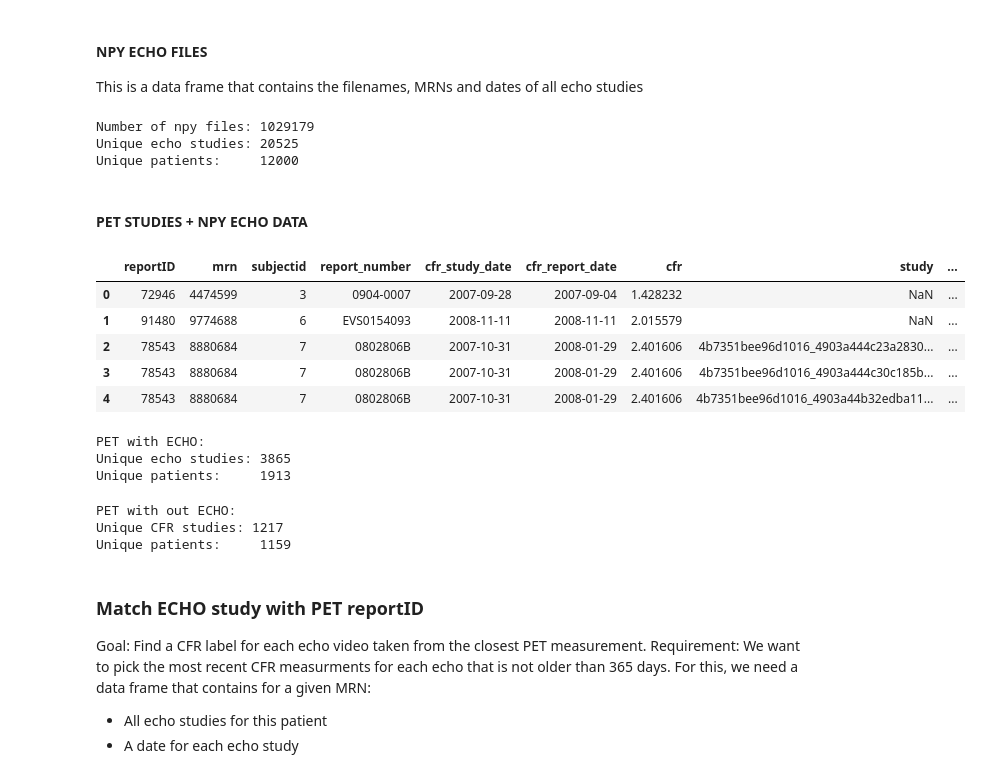
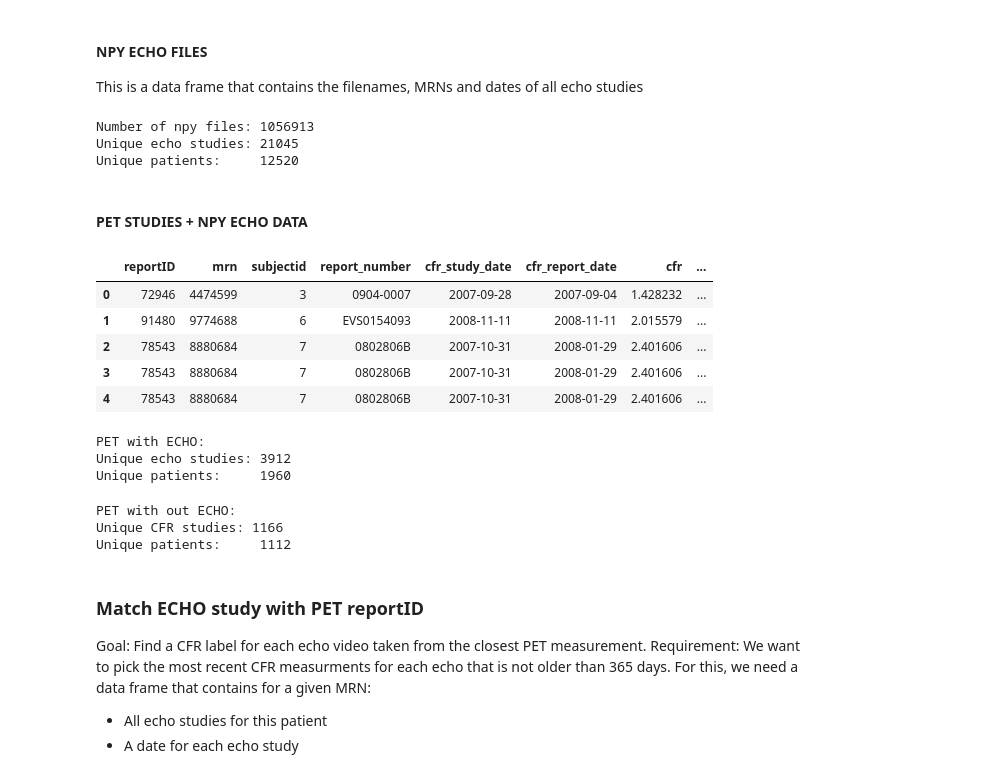
Before and after one commit to awerdich/werdich-cfr, a Jupyter notebook: notebooks/pet_echo_match.ipynb, the cells around one changed output. Saved outputs shown, nothing was run; the diff lists cells and outputs as text; code cells hidden in the pictures.

```diff
--- a/notebooks/pet_echo_match.ipynb
+++ b/notebooks/pet_echo_match.ipynb
@@ -11,7 +11,7 @@ pd.set_option('display.max_columns', 100)
 pd.set_option('display.width', 2000)
 # %%
 cfr_data_root = os.path.normpath('/mnt/obi0/andreas/data/cfr')
-cfr_meta_date = '200202'
+cfr_meta_date = '200208'
 meta_dir = os.path.join(cfr_data_root, 'metadata_'+cfr_meta_date)
 print(meta_dir)
 # %% [output]
@@ -19,2 +19,14 @@ print(meta_dir)
 # %% [markdown]
 #### CFR REPORTS ####
+# %%
+# Rahul's PET studies
+pet_echo_file = os.path.join(cfr_data_root, 'bwh_2020-Feb-4_pet_365_diff.txt')
+pet_echo_df = pd.read_csv(pet_echo_file, sep = '\t') # Contains all PET MRNs use this one.
+pet = pet_echo_df.rename(columns = {'MRN': 'mrn'}).reset_index(drop = True)
+print('Unique patients:   {}'.format(len(pet.mrn.unique())))
+
+# Let's rename the columns to allow matching the dates
+pet = pet.rename(columns = {'pet_date': 'cfr_study_date',
+                            'echo_date': 'rahul_echo_date'})
+pet = pet.astype({'cfr_study_date': 'datetime64[ns]',
+                  'rahul_echo_date': 'datetime64[ns]'})
@@ -28,10 +62,7 @@ getStress_df = getStress_df[keep_cols]
 getStress_df = getStress_df.astype({'report_date': 'datetime64[ns]',
                                     'study_date': 'datetime64[ns]'})
 
-pet = getStress_df.rename(columns = {'report_date': 'cfr_report_date',
-                                               'study_date': 'cfr_study_date'})
-
-print('Number of CFR report numbers: {}'.format(len(pet.report_number.unique())))
-print('Unique patients:   {}'.format(len(pet.mrn.unique())))
-print('Unique cfr values: {}'.format(len(pet.cfr.unique())))
+pet_cfr = getStress_df.rename(columns = {'report_date': 'cfr_report_date',
+                                         'study_date': 'cfr_study_date'})
+pet_cfr.head()
 # %% [output]
@@ -60,0 +75,8 @@ MRNs without CFR values in merged df: 747
+# %%
+# Lets merge pet with pet_cfr
+pet2 = pet_cfr.merge(right = pet, on = ['mrn', 'cfr_study_date'], how = 'left')
+print('Number of CFR report numbers: {}'.format(len(pet2.report_number.unique())))
+print('Unique patients:   {}'.format(len(pet2.mrn.unique())))
+print('Unique cfr values: {}'.format(len(pet2.cfr.unique())))
+
+pet2.tail()
@@ -80,19 +125,19 @@ print()
 echo = echo[['study', 'mrn', 'echo_study_date']].drop_duplicates().reset_index(drop = True).\
     sort_values(by = 'mrn', ascending = True)
 # %% [output]
-Number of npy files: 1029179
-Unique echo studies: 20525
-Unique patients:     12000
+Number of npy files: 1056913
+Unique echo studies: 21045
+Unique patients:     12520
 # %% [markdown]
 #### PET STUDIES + NPY ECHO DATA ####
 # %%
-pet_echo = pet.merge(right = echo, on = 'mrn', how = 'left')
+pet_echo = pet2.merge(right = echo, on = 'mrn', how = 'left')
 pet_echo.head()
 # %% [output]
-|  | reportID | mrn | subjectid | report_number | cfr_study_date | cfr_report_date | cfr | study | ... |
-| 0 | 72946 | 4474599 | 3 | 0904-0007 | 2007-09-28 | 2007-09-04 | 1.428232 | NaN | ... |
-| 1 | 91480 | 9774688 | 6 | EVS0154093 | 2008-11-11 | 2008-11-11 | 2.015579 | NaN | ... |
-| 2 | 78543 | 8880684 | 7 | 0802806B | 2007-10-31 | 2008-01-29 | 2.401606 | 4b7351bee96d1016_4903a444c23a2830... | ... |
-| 3 | 78543 | 8880684 | 7 | 0802806B | 2007-10-31 | 2008-01-29 | 2.401606 | 4b7351bee96d1016_4903a444c30c185b... | ... |
-| 4 | 78543 | 8880684 | 7 | 0802806B | 2007-10-31 | 2008-01-29 | 2.401606 | 4b7351bee96d1016_4903a44b32edba11... | ... |
+|  | reportID | mrn | subjectid | report_number | cfr_study_date | cfr_report_date | cfr | ... |
+| 0 | 72946 | 4474599 | 3 | 0904-0007 | 2007-09-28 | 2007-09-04 | 1.428232 | ... |
+| 1 | 91480 | 9774688 | 6 | EVS0154093 | 2008-11-11 | 2008-11-11 | 2.015579 | ... |
+| 2 | 78543 | 8880684 | 7 | 0802806B | 2007-10-31 | 2008-01-29 | 2.401606 | ... |
+| 3 | 78543 | 8880684 | 7 | 0802806B | 2007-10-31 | 2008-01-29 | 2.401606 | ... |
+| 4 | 78543 | 8880684 | 7 | 0802806B | 2007-10-31 | 2008-01-29 | 2.401606 | ... |
 # %%
@@ -106,8 +151,8 @@ print('Unique echo studies: {}'.format(len(petecho.study.unique())))
 print('Unique patients:     {}'.format(len(petecho.mrn.unique())))
 # %% [output]
 PET with ECHO:
-Unique echo studies: 3865
-Unique patients:     1913
+Unique echo studies: 3912
+Unique patients:     1960
 # %%
 print('PET with out ECHO:')
 #print('Number of npy files: {}'.format(len(petecho.filename.unique())))
@@ -115,8 +160,8 @@ print('Unique CFR studies: {}'.format(len(pet_echo_nofiles.reportID.unique())))
 print('Unique patients:     {}'.format(len(pet_echo_nofiles.mrn.unique())))
 # %% [output]
 PET with out ECHO:
-Unique CFR studies: 1217
-Unique patients:     1159
+Unique CFR studies: 1166
+Unique patients:     1112
 # %% [markdown]
 ### Match ECHO study with PET reportID  ###
 Goal:
```
Also changed, not shown: parts of 23 cells of this notebook, 3 other files.
